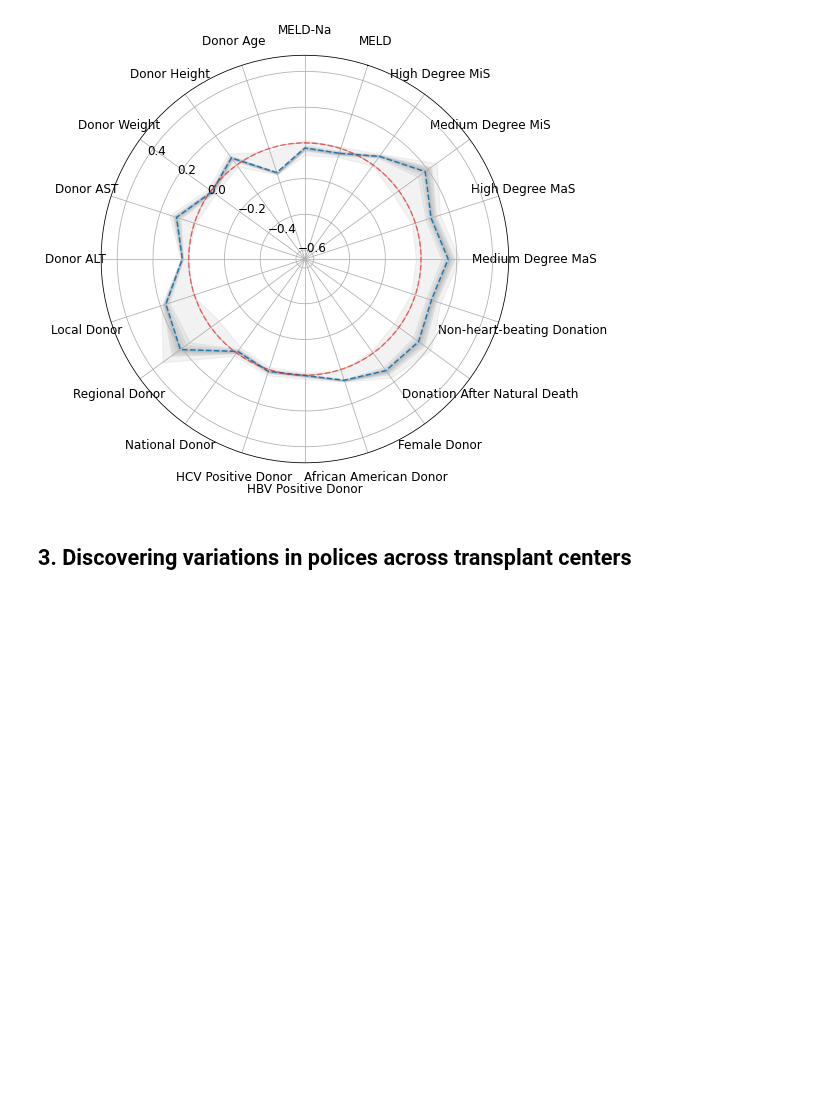
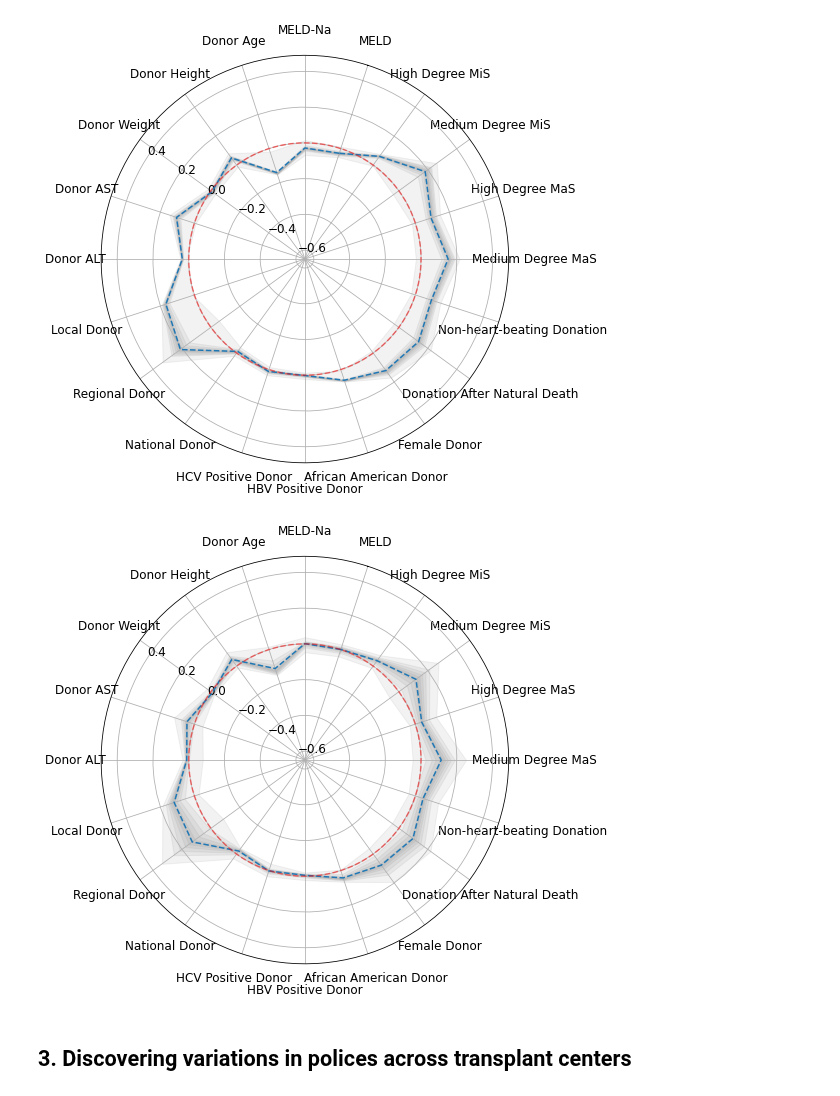
Before and after one commit to yvchao/iTransplant, a Jupyter notebook: investigative experiments.ipynb, the cells around one changed output. Saved outputs shown, nothing was run; the diff lists cells and outputs as text; code cells hidden in the pictures; blank space fills up the shorter version.

```diff
--- a/investigative experiments.ipynb
+++ b/investigative experiments.ipynb
@@ -73,6 +73,12 @@ fig.savefig(os.path.join(report_dir,'policy_signature_deviation_cluster_2.pdf'))
 fig
 # %% [output]
 [figure]
+# %%
+fig=ret_main['cluster-wise policy signature distribution']['cluster 3']
+fig.savefig(os.path.join(report_dir,'policy_signature_deviation_cluster_3.pdf'))
+fig
+# %% [output]
+[figure, added]
 # %% [markdown]
 ## 3. Discovering variations in polices across transplant centers
 # %%
```
Also changed, not shown: 5 other files.
